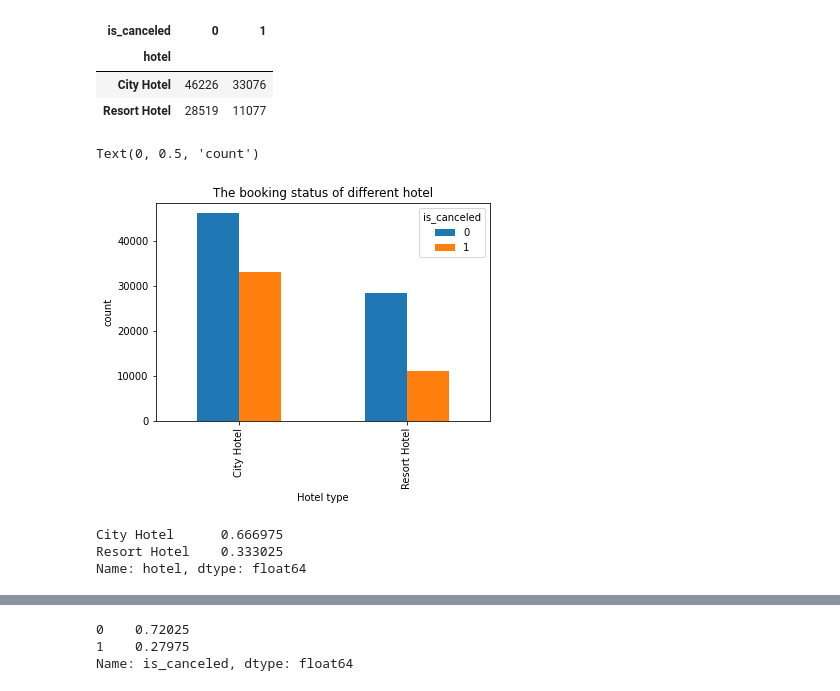
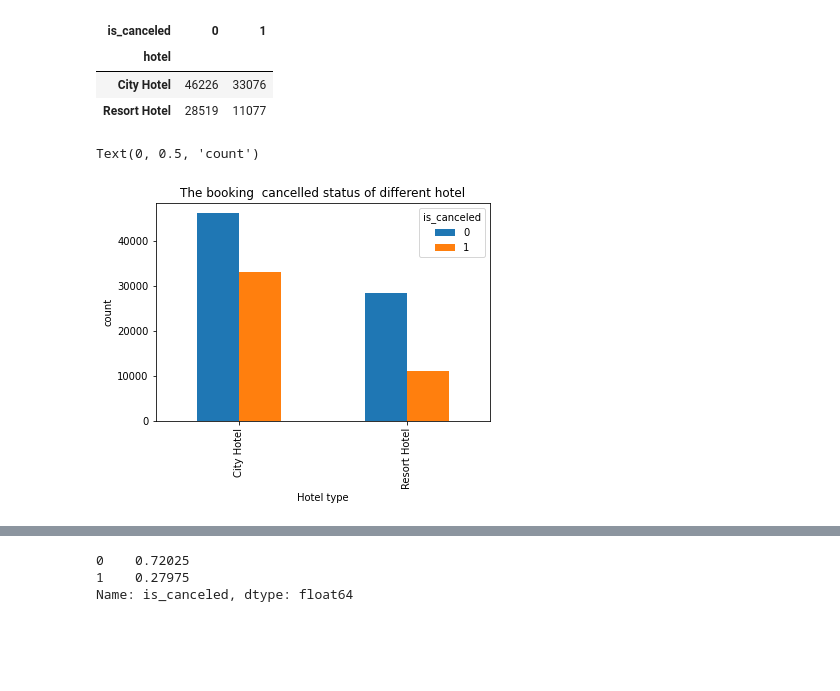
Before and after one commit to sajidsami/hotel-booking-analysis, a Jupyter notebook: Copy_of_Hotel_Booking_Analysis_Capstone_Project.ipynb, the cells around one changed output, grey strips where cells are left out. Cells and saved outputs as stored; diff of their text form; code cells hidden in the pictures; blank space fills up the shorter version.

```diff
--- a/Copy_of_Hotel_Booking_Analysis_Capstone_Project.ipynb
+++ b/Copy_of_Hotel_Booking_Analysis_Capstone_Project.ipynb
@@ -386,0 +319,3 @@ memory usage: 35.8+ MB
+# %%
+#create a new column 'total_nights'
+df['total_nights']=df.stays_in_weekend_nights  + df.stays_in_week_nights
@@ -390,24 +383,17 @@ percentage of cancellations?
 # %%
-
-abc=df.groupby(['hotel','is_canceled'])['is_canceled'].count().unstack()
-abc
+# The booking and cancelled status of different hotel
+df_booking_cancel=df.groupby(['hotel','is_canceled'])['is_canceled'].count().unstack()
+df_booking_cancel
 # %% [output]
 | is_canceled | 0 | 1 |
 | hotel |  |  |
 | City Hotel | 46226 | 33076 |
 | Resort Hotel | 28519 | 11077 |
 # %%
-abc.plot(kind='bar')
-plt.title('The booking status of different hotel')
+df_booking_cancel.plot(kind='bar')
+plt.title('The booking  cancelled status of different hotel')
 plt.xlabel('Hotel type')
 plt.ylabel('count')
 # %% [output]
 Text(0, 0.5, 'count')
-[figure, old version]
+[figure, new version]
-# %%
-hotel_percentage=df.hotel.value_counts(normalize=True)
-hotel_percentage
-# %% [output]
-City Hotel      0.666975
-Resort Hotel    0.333025
-Name: hotel, dtype: float64
```
Also changed, not shown: parts of 25 cells of this notebook.
